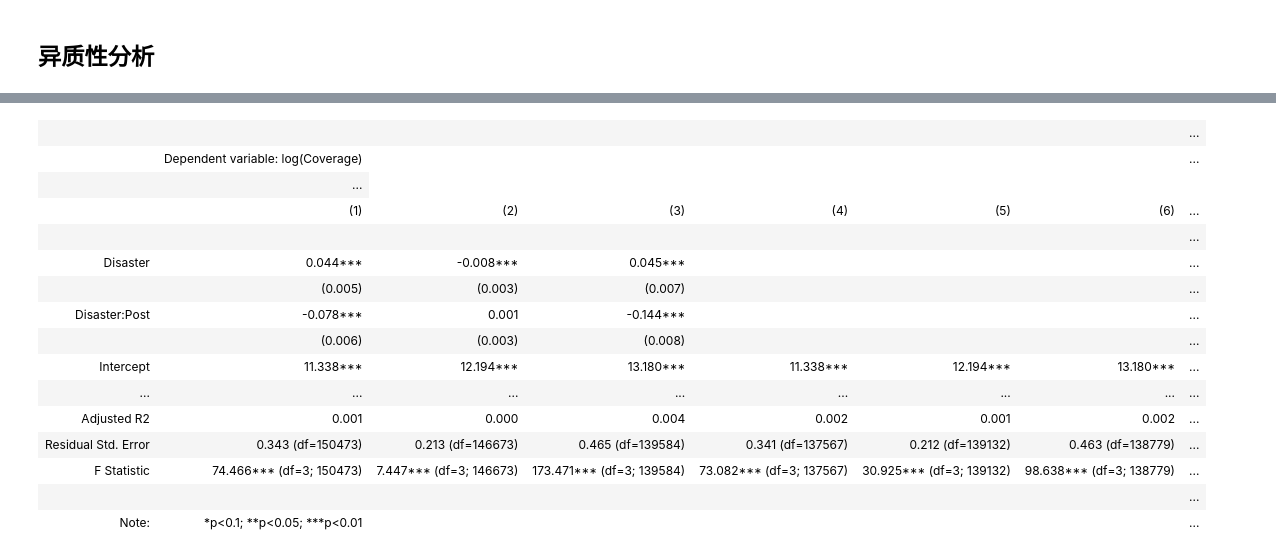
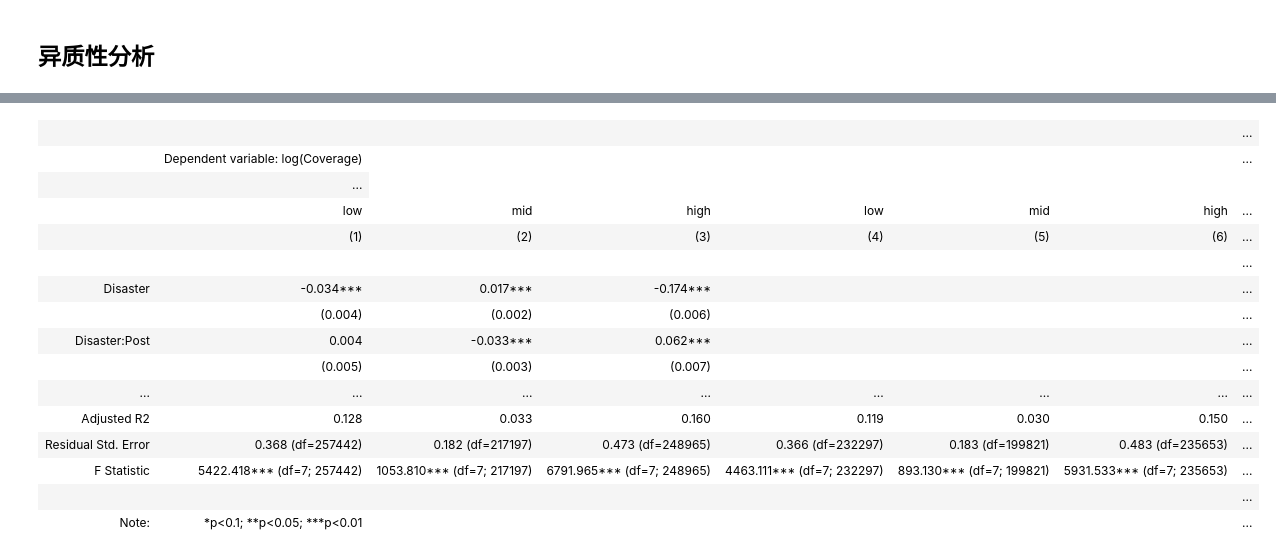
Before and after one commit to ErnestDong/thesis-master, a Jupyter notebook: src/main.ipynb, the cells around one changed output, grey strips where cells are left out. Drawn from its saved outputs; the diff is of its cells as text; code cells hidden in the pictures.

```diff
--- a/src/main.ipynb
+++ b/src/main.ipynb
@@ -427,12 +407,12 @@ for region, region_df in hdf.groupby("region"):
     column.append(region)
     col.append("Neighbor")
     # model = smf.ols("log(Coverage) ~ Disaster*Post+Prem_before+Price+Area", data=region_df[region_df["Neighbor"]==0]).fit()
-    model = smf.ols("log(Coverage) ~ Neighbor*Post", data=region_df[region_df["Disaster"]==0]).fit()
+    model = smf.ols("log(Coverage) ~ Neighbor*Post+Prem_before+log(Price)+log(Penetration)+log(GDP)", data=region_df[region_df["Disaster"]==0]).fit()
     stars.append(model)
 stargazer = Stargazer(stars)
-# stargazer.custom_columns(column, col)
-stargazer.add_line("Region", column, "bt")
-stargazer.add_line("Treated", col, "bt")
+stargazer.custom_columns(column)
+# stargazer.add_line("Region", column, "bt")
+# stargazer.add_line("Treated", col, "bt")
 with open("../lib/table/het_geo.tex", "w") as f:
     f.write(tablelize(stargazer))
 stargazer
@@ -463,13 +443,13 @@ hdf["ti"]=hdf["t"].apply(lambda t: "2009-2013" if t>2008 else "2003-2008")
 for region, region_df in hdf.groupby("ti"):
     column.append(region)
     col.append("Disaster")
-    model = smf.ols("log(Coverage) ~ Disaster*Post+Prem_before+Price", data=region_df[region_df["Neighbor"]==0]).fit()
+    model = smf.ols("log(Coverage) ~ Disaster*Post+Prem_before+log(Price)+log(Penetration)+log(GDP)", data=region_df[region_df["Neighbor"]==0]).fit()
     # model = smf.ols("log(Coverage) ~ Neighbor*Post", data=region_df[region_df["Disaster"]==0]).fit()
     stars.append(model)
 stargazer = Stargazer(stars)
 # stargazer.custom_columns(column)
-# with open("../lib/table/het_time_dis.tex", "w") as f:
-#     f.write(tablelize(stargazer))
+with open("../lib/table/het_time.tex", "w") as f:
+    f.write(tablelize(stargazer))
 stargazer
 # %% [output]
 |  |  |  |
@@ -496,7 +476,7 @@ for region, region_df in hdf.groupby("ti"):
     column.append(region)
     col.append("Neighbor")
     # model = smf.ols("log(Coverage) ~ Disaster*Post", data=region_df[region_df["Neighbor"]==0]).fit()
-    model = smf.ols("log(Coverage) ~ Neighbor*Post+Prem_before+Price", data=region_df[region_df["Disaster"]==0]).fit()
+    model = smf.ols("log(Coverage) ~ Neighbor*Post+Prem_before+log(Price)+log(Penetration)+log(GDP)", data=region_df[region_df["Disaster"]==0]).fit()
     stars.append(model)
 stargazer = Stargazer(stars)
 stargazer.custom_columns(column)
@@ -526,7 +506,7 @@ column = []
 for region, region_df in df.groupby("t"):
     column.append(region)
     # model = smf.ols("log(Coverage) ~ Disaster*Post", data=region_df[region_df["Neighbor"]==0]).fit()
-    model = smf.ols("log(Coverage) ~ Neighbor*Post+Prem_before+Price", data=region_df[region_df["Disaster"]==0]).fit()
+    model = smf.ols("log(Coverage) ~ Neighbor*Post+Prem_before+log(Price)+log(Penetration)+log(GDP)", data=region_df[region_df["Disaster"]==0]).fit()
     stars.append(model)
 stargazer = Stargazer(stars)
 stargazer.custom_columns(column)
@@ -553,38 +533,39 @@ stargazer
 # %%
 groups = "Coverage"
 hdf = df[df[groups] > 0]
-quantiles = hdf[groups].quantile([0.05, 0.35, 0.65, 0.95]).values.tolist()
+quantiles = hdf[groups].quantile([0.00, 0.35, 0.65, 1]).values.tolist()
 hdf = hdf[hdf[groups].between(quantiles[0], quantiles[-1])]
 stars = []
 
 for category in ["Disaster", "Neighbor"]:
     for i in range(len(quantiles) - 1):
         noncat = "Neighbor" if category == "Disaster" else "Disaster"
         model = smf.ols(
-            f"log(Coverage) ~ {category}*Post",
+            f"log(Coverage) ~ {category}*Post+Prem_before+log(Price)+log(Penetration)+log(GDP)",
             data=hdf[
                 (hdf[groups].between(quantiles[i], quantiles[i + 1]))
                 & (hdf[noncat] == 0)
             ],
         ).fit()
         stars.append(model)
 stargazer = Stargazer(stars)
+stargazer.custom_columns(["low", "mid", "high"]*2)
 stargazer
 # %% [output]
 |  |  |  |  |  |  |  | ... |
 |  | Dependent variable: log(Coverage) |  |  |  |  |  | ... |
 |  | ... |
+|  | low | mid | high | low | mid | high | ... |
 |  | (1) | (2) | (3) | (4) | (5) | (6) | ... |
 |  |  |  |  |  |  |  | ... |
-| Disaster | 0.044*** | -0.008*** | 0.045*** |  |  |  | ... |
+| Disaster | -0.034*** | 0.017*** | -0.174*** |  |  |  | ... |
+|  | (0.004) | (0.002) | (0.006) |  |  |  | ... |
+| Disaster:Post | 0.004 | -0.033*** | 0.062*** |  |  |  | ... |
 |  | (0.005) | (0.003) | (0.007) |  |  |  | ... |
-| Disaster:Post | -0.078*** | 0.001 | -0.144*** |  |  |  | ... |
-|  | (0.006) | (0.003) | (0.008) |  |  |  | ... |
-| Intercept | 11.338*** | 12.194*** | 13.180*** | 11.338*** | 12.194*** | 13.180*** | ... |
 | ... | ... | ... | ... | ... | ... | ... | ... |
-| Adjusted R2 | 0.001 | 0.000 | 0.004 | 0.002 | 0.001 | 0.002 | ... |
-| Residual Std. Error | 0.343 (df=150473) | 0.213 (df=146673) | 0.465 (df=139584) | 0.341 (df=137567) | 0.212 (df=139132) | 0.463 (df=138779) | ... |
-| F Statistic | 74.466*** (df=3; 150473) | 7.447*** (df=3; 146673) | 173.471*** (df=3; 139584) | 73.082*** (df=3; 137567) | 30.925*** (df=3; 139132) | 98.638*** (df=3; 138779) | ... |
+| Adjusted R2 | 0.128 | 0.033 | 0.160 | 0.119 | 0.030 | 0.150 | ... |
+| Residual Std. Error | 0.368 (df=257442) | 0.182 (df=217197) | 0.473 (df=248965) | 0.366 (df=232297) | 0.183 (df=199821) | 0.483 (df=235653) | ... |
+| F Statistic | 5422.418*** (df=7; 257442) | 1053.810*** (df=7; 217197) | 6791.965*** (df=7; 248965) | 4463.111*** (df=7; 232297) | 893.130*** (df=7; 199821) | 5931.533*** (df=7; 235653) | ... |
 |  |  |  |  |  |  |  | ... |
 | Note: | *p<0.1; **p<0.05; ***p<0.01 |  |  |  |  |  | ... |
 # %%
```
Also changed, not shown: parts of 21 cells of this notebook, 27 other files.
